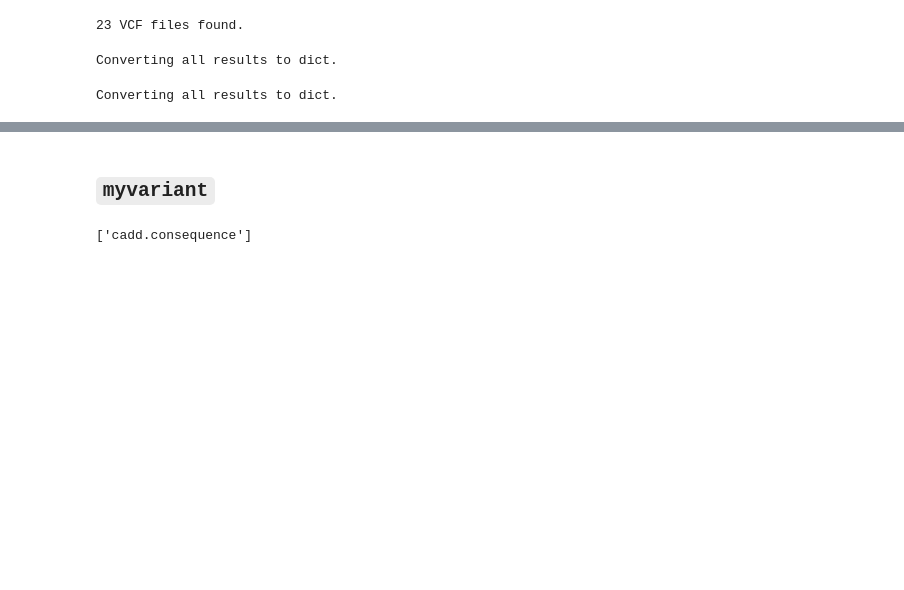
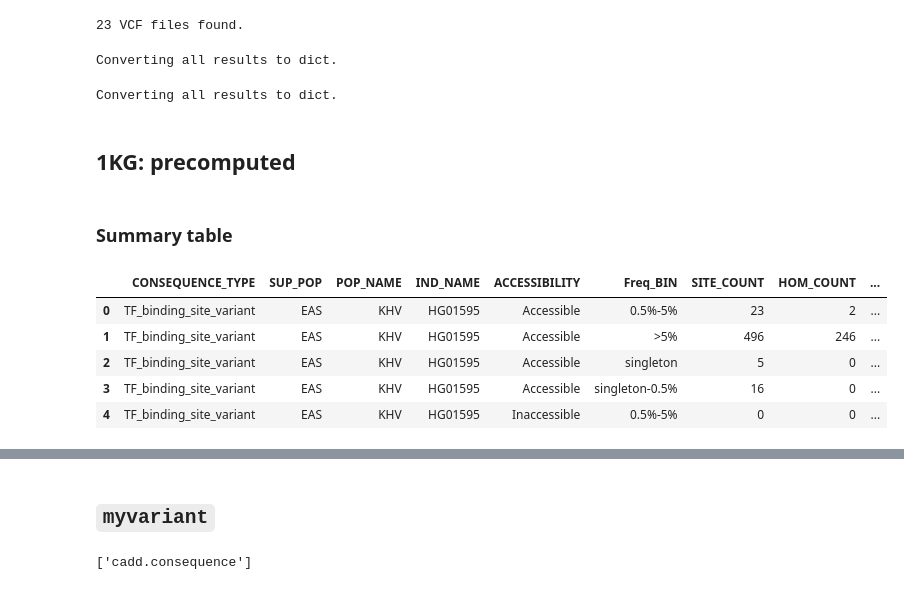
Before and after one commit to bschilder/VEP_protein, a Jupyter notebook: code/variant_annotation.ipynb, the cells around one changed output, grey strips where cells are left out. Saved outputs shown, nothing was run; the diff lists cells and outputs as text; code cells hidden in the pictures; blank space fills up the shorter version.

```diff
--- a/code/variant_annotation.ipynb
+++ b/code/variant_annotation.ipynb
@@ -89,3 +162,20 @@ results_cv = personalize_seqs(vcf_files,
                                )
 # %% [output]
 Converting all results to dict.
+# %% [markdown]
+## 1KG: precomputed
+# %% [markdown]
+### Summary table
+# %%
+# https://www.internationalgenome.org/category/annotation/
+
+import pandas as pd
+anno = pd.read_csv("https://ftp.1000genomes.ebi.ac.uk/vol1/ftp/release/20130502/supporting/functional_annotation/filtered/functional_categories_summary_per_individual.20150208.txt", sep="\t")
+anno.head()
+# %% [output]
+|  | CONSEQUENCE_TYPE | SUP_POP | POP_NAME | IND_NAME | ACCESSIBILITY | Freq_BIN | SITE_COUNT | HOM_COUNT | ... |
+| 0 | TF_binding_site_variant | EAS | KHV | HG01595 | Accessible | 0.5%-5% | 23 | 2 | ... |
+| 1 | TF_binding_site_variant | EAS | KHV | HG01595 | Accessible | >5% | 496 | 246 | ... |
+| 2 | TF_binding_site_variant | EAS | KHV | HG01595 | Accessible | singleton | 5 | 0 | ... |
+| 3 | TF_binding_site_variant | EAS | KHV | HG01595 | Accessible | singleton-0.5% | 16 | 0 | ... |
+| 4 | TF_binding_site_variant | EAS | KHV | HG01595 | Inaccessible | 0.5%-5% | 0 | 0 | ... |
```
Also changed, not shown: parts of 18 cells of this notebook, 7 other files.
